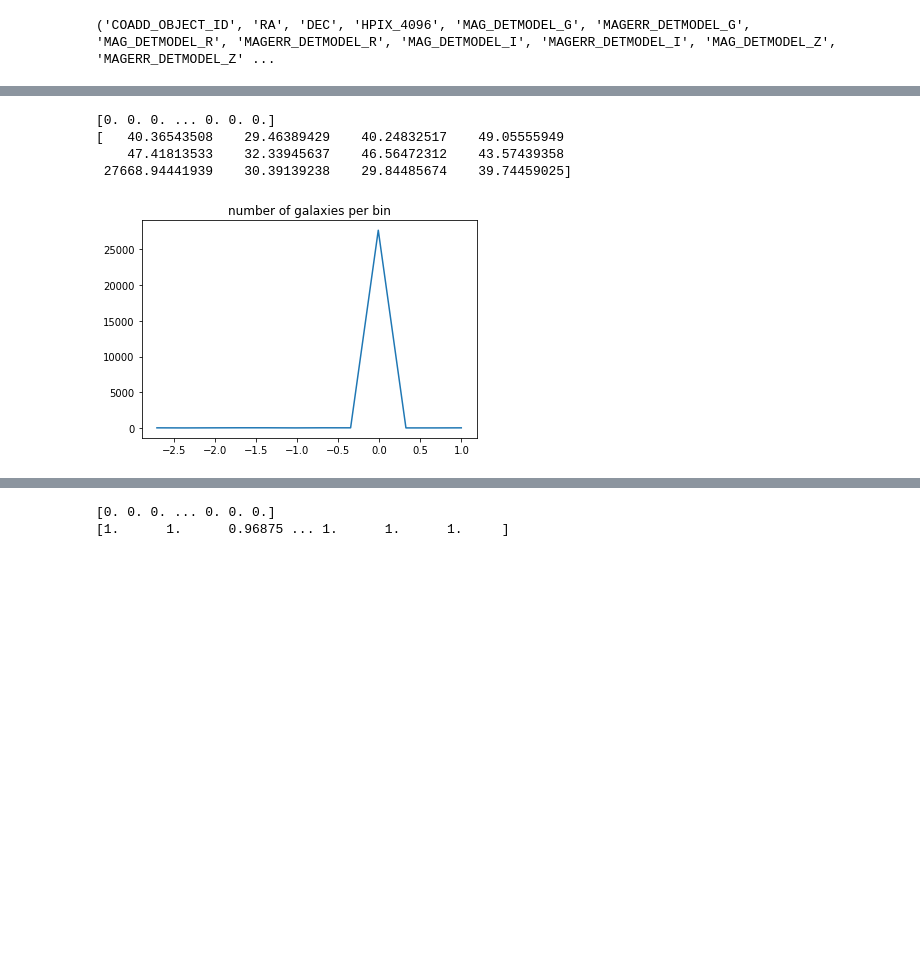
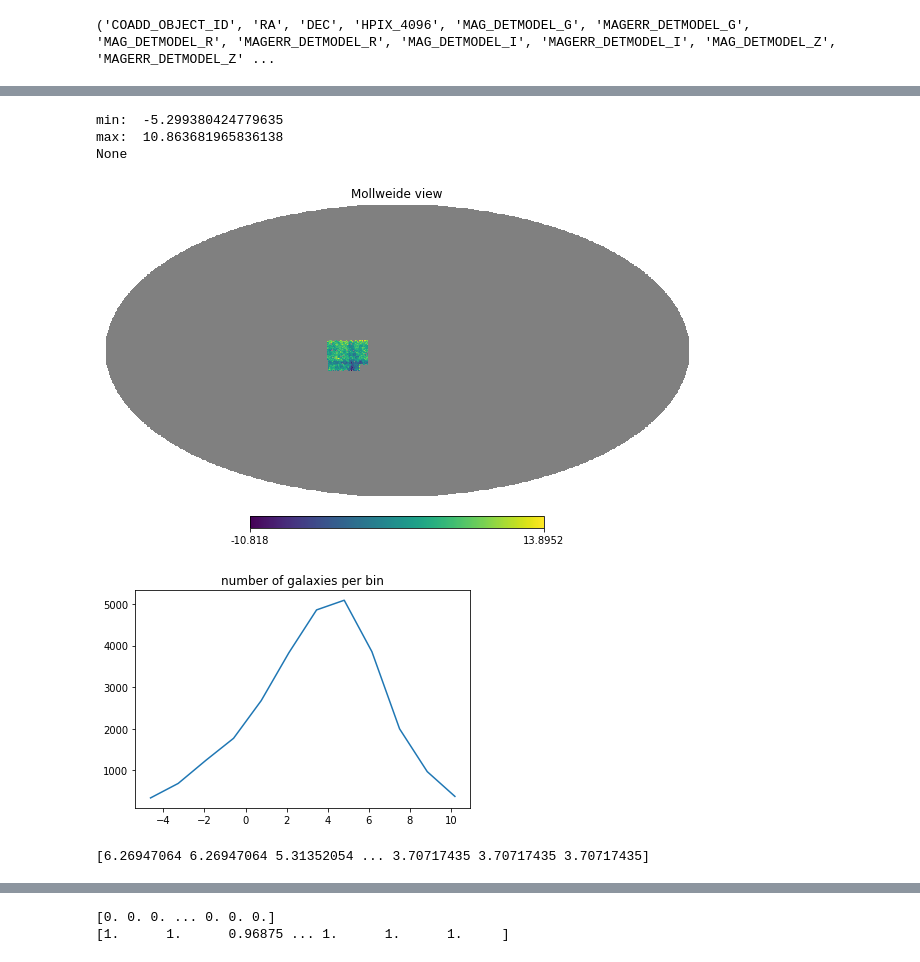
Before and after one commit to sujeong-lee/DMASS, a Jupyter notebook: code_py3/Systematics.ipynb, the cells around one changed output, grey strips where cells are left out. Drawn from its saved outputs; the diff is of its cells as text; code cells hidden in the pictures; blank space fills up the shorter version.

Commit message:
Debugged so that nside 512 is working completely

```diff
--- a/code_py3/Systematics.ipynb
+++ b/code_py3/Systematics.ipynb
@@ -106,14 +107,14 @@ def keepGoodRegion(des, hpInd = False, balrog=None):
     #LSSGoldmask = fitsio.read(path+'Y1LSSmask_v2_il22_seeil4.0_nside4096ring_redlimcut.fits')
     #LSSGoldmask = fitsio.read(path+'Y1LSSmask_v1_il22seeil4.04096ring_redlimcut.fits')
     LSSGoldmask = fitsio.read(path+'MASK_Y3LSSBAOSOF_22_3_v2p2.fits')
-    ringhp = hp.nest2ring(512, [LSSGoldmask['PIXEL']])
+    ringhp = hp.nest2ring(4096, [LSSGoldmask['PIXEL']])
     #Y1LSSmask_v1_il22seeil4.04096ring_redlimcut.fits
     #frac_cut = LSSGoldmask['FRAC'] > 0.8
     #ind_good_ring = LSSGoldmask['PIXEL'][frac_cut]
     ind_good_ring = ringhp
 
     # healpixify the catalog.
-    nside=512
+    nside=4096
     # Convert silly ra/dec to silly HP angular coordinates.
     phi = des['RA'] * np.pi / 180.0
     theta = ( 90.0 - des['DEC'] ) * np.pi/180.0
@@ -316,7 +344,7 @@ dmass_chron = dmass_val[index_mask] # ordered by hpix values
 
 #dim_mask = np.in1d(sysMap['PIXEL'], dmass_chron['HPIX_4096'], assume_unique=False, invert=False)
 
-sysHp = np.zeros(hp.nside2npix(4096))
+sysHp = np.full(hp.nside2npix(4096), hp.UNSEEN)
 #sysHp[sysMap['PIXEL'][dim_mask]] = sysMap['SIGNAL'][dim_mask]
 sysHp[sysMap['PIXEL']] = sysMap['SIGNAL']
 #print(sysHp.size)
@@ -327,6 +355,10 @@ sysHp[sysMap['PIXEL']] = sysMap['SIGNAL']
 nside_in = hp.pixelfunc.get_nside(sysHp)
 print(nside_in)
 downgrade = hp.pixelfunc.ud_grade(sysHp, 512, pess=False, order_in='RING', order_out=None, power=None, dtype=None)
+#downgrade128 = hp.pixelfunc.ud_grade(sysHp, 128, pess=False, order_in='RING', order_out=None, power=None, dtype=None)
+#downgrade256 = hp.pixelfunc.ud_grade(sysHp, 256, pess=False, order_in='RING', order_out=None, power=None, dtype=None)
+
+#default order_out = ring, change to nest? -- check
 nside_out = hp.pixelfunc.get_nside(downgrade)
 print(nside_out)
 
@@ -334,5 +366,7 @@ n_good_pixels_at_512 = hp.nside2npix(nside_out)
 #np.zeros(n_good_pixels_at_512, dtype=[('PIXEL','int'), ('SIGNAL','float')] )
 pixels = np.zeros(n_good_pixels_at_512)
 print(pixels.size)
+
+print(hp.visufunc.mollview(sysHp))
 # %% [output]
 4096
@@ -412,7 +477,7 @@ print(LSSGoldmask["SIGNAL"])
 
 from numpy.lib.recfunctions import append_fields
 
-theta, phi = hp.pix2ang(4096, dmass_chron['HPIX_4096'])
+theta, phi = hp.pix2ang(4096, dmass_chron['HPIX_4096'], nest = True)
 HPIX_512 = hp.ang2pix(512, theta, phi)
 
 dmass_chron = append_fields(dmass_chron, 'HPIX_512', HPIX_512, usemask=False)
@@ -432,48 +507,65 @@ print(dmass_chron['HPIX_4096'])
 # %%
 #Jack's method:
 import matplotlib.pyplot as plt
 
 #np.percentile()
 
-dim_mask = np.in1d(sysMap['PIXEL'], dmass_chron['HPIX_512'], assume_unique=False, invert=False)
+#dim_mask = np.in1d(sysMap['HPIX_512'], dmass_chron['HPIX_512'], assume_unique=False, invert=False)
+#print(sum(dim_mask), dim_mask.size)
 
-minimum = np.percentile(sysMap['SIGNAL'][dim_mask], 1)
-#minimum = np.percentile(sysMap['SIGNAL'], 1)
+#minimum = np.percentile(sysMap['SIGNAL'][dim_mask], 1)
+minimum = np.percentile(sysMap['SIGNAL'][sysMap['SIGNAL']!=hp.UNSEEN], 1)
 #minimum = np.min(sysMap['SIGNAL'][dim_mask]) #FWHM signal (for g filter)
-maximum = np.percentile(sysMap['SIGNAL'][dim_mask], 99)
-#maximum = np.percentile(sysMap['SIGNAL'], 99)
+#maximum = np.percentile(sysMap['SIGNAL'][dim_mask], 99)
+maximum = np.percentile(sysMap['SIGNAL'][sysMap['SIGNAL']!=hp.UNSEEN], 99)
 #maximum = np.max(sysMap['SIGNAL'][dim_mask])
-#print(minimum)
-#print(maximum)
+print("min: ", minimum)
+print("max: ", maximum)
 
-pbin = np.linspace(minimum, maximum, 13)
-pcenter = pbin[:-1] + 0.025
+#pbin = np.linspace(-.03, .04, 1000)
+pbin, pstep = np.linspace( minimum, maximum, 13, retstep=True)
+pcenter = pbin[:-1] + pstep/2
 
-x = np.zeros(hp.nside2npix(512))
-x[sysMap['PIXEL'][dim_mask]] = sysMap['SIGNAL'][dim_mask]
-#x[sysMap['PIXEL']] = sysMap['SIGNAL']
+#x = np.zeros(hp.nside2npix(512))
+x = np.full(hp.nside2npix(512), hp.UNSEEN)
+#print(x, sum(x))
+#x[sysMap['PIXEL'][dim_mask]] = sysMap['SIGNAL'][dim_mask]
+x[sysMap['HPIX_512']] = sysMap['SIGNAL']
+
+print(hp.visufunc.mollview(x)) # this is fine
+#print(hp.UNSEEN)
 
 #systematic value at galaxy location:
 
-sysval_gal = x[dmass_chron['HPIX_512']]
-print(sysval_gal)
-h,_ = np.histogram(sysval_gal , bins=pbin, weights = dmass_chron["WEIGHT"]) # -- density of dmass sample, not gold sample
-print(h)
+sysval_gal = x[dmass_chron['HPIX_512']].copy()
+
+#which healpixels have values in the sysMap signal
+
+#print(sum(sysval_gal[sysval_gal != hp.UNSEEN]))
+#print(hp.UNSEEN)
+
+#print(x.size, sysval_gal.size, dmass_chron.size)
+#print(maximum, minimum)
+#print((sysval_gal != 0.0).any())
+h,_ = np.histogram(sysval_gal[sysval_gal != hp.UNSEEN], bins=pbin, weights = dmass_chron["WEIGHT"][sysval_gal != hp.UNSEEN]) # -- density of dmass sample, not gold sample
+#print(h)
 
 # want this plotted:
 #h/number_of_pixels_in_sysbin
 
 #fracerr = 1/np.sqrt(h) #1 / sqrt(number of cmass galaxies in each bin)
 
 # change to number density: divide by area
 fig, ax = plt.subplots()
 ax.errorbar( pcenter, h)
 #ax.legend(chi2_reduced)
 plt.title('number of galaxies per bin')
 fig.savefig('gal_bin.pdf')
+
+#print(hp.visufunc.mollview(sysMap['SIGNAL'][dim_mask]))
 # %% [output]
-[0. 0. 0. ... 0. 0. 0.]
-[   40.36543508    29.46389429    40.24832517    49.05555949
-    47.41813533    32.33945637    46.56472312    43.57439358
- 27668.94441939    30.39139238    29.84485674    39.74459025]
+min:  -5.299380424779635
+max:  10.863681965836138
+None
-[figure, old version]
+[figure, new version]
+[figure, added]
@@ -479,0 +575,7 @@ fig.savefig('gal_bin.pdf')
+# %%
+#fig, ax = plt.subplots()
+#plt.hist(sysval_gal)
+
+print(sysval_gal)
+# %% [output]
+[6.26947064 6.26947064 5.31352054 ... 3.70717435 3.70717435 3.70717435]
```
Also changed, not shown: parts of 34 cells of this notebook.
